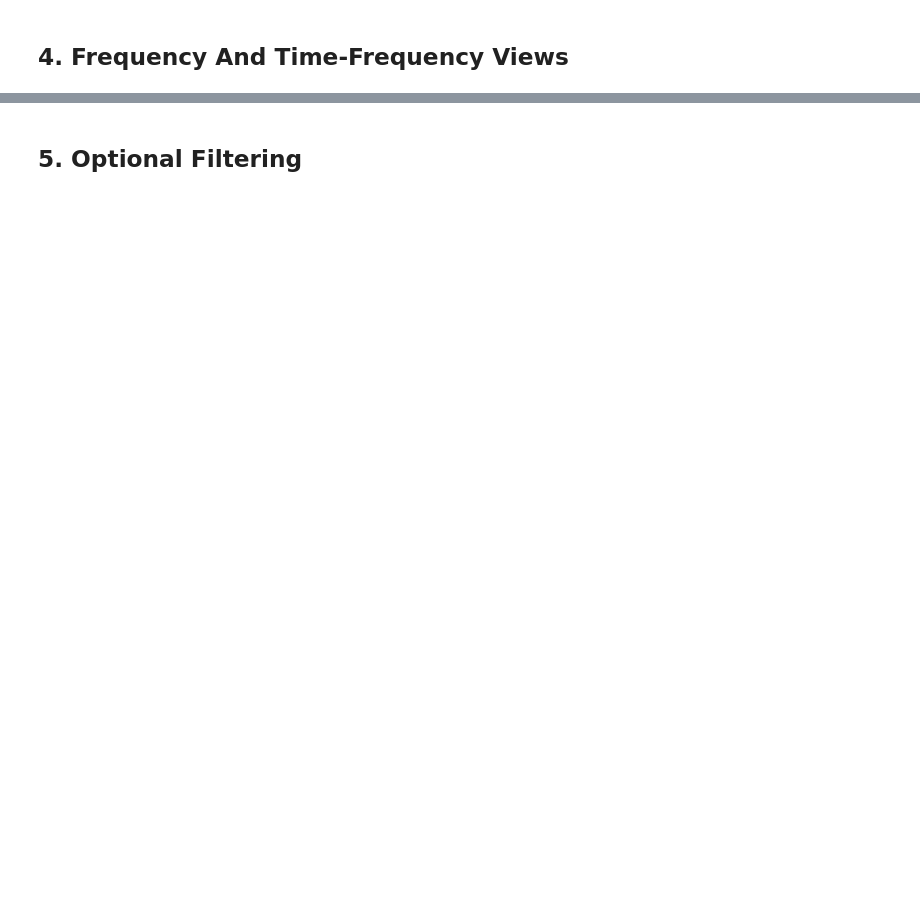
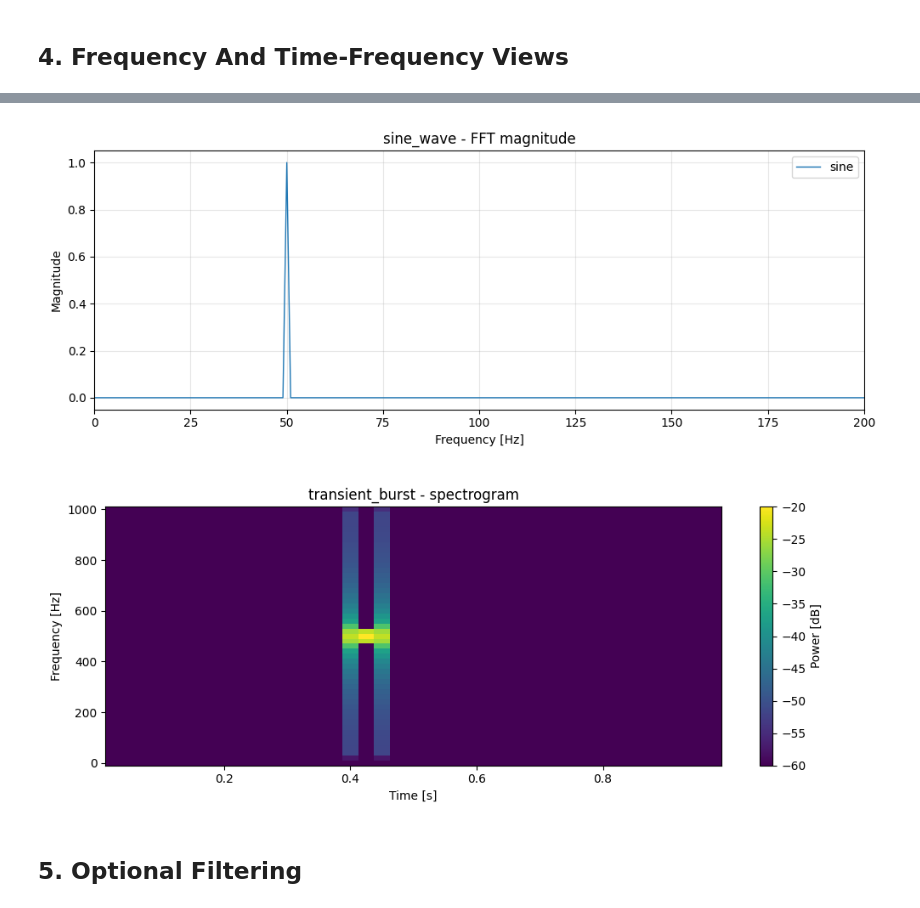
Before and after one commit to Jonas-Nm/signal_processing_prep, a Jupyter notebook: notebooks/01_signal_analysis_walkthrough.ipynb, the cells around one changed output, grey strips where cells are left out. Cells and saved outputs as stored; diff of their text form; code cells hidden in the pictures; blank space fills up the shorter version.

```diff
--- a/notebooks/01_signal_analysis_walkthrough.ipynb
+++ b/notebooks/01_signal_analysis_walkthrough.ipynb
@@ -55,9 +92,14 @@ dominant_frequency(spectrum), dominant_frequency(power)
 # %%
 fig, ax = plot_frequency_spectrum(records[0], spectrum_type="fft", max_frequency_hz=200)
 plt.show()
 
-fig, ax = plot_spectrogram(records[-1], window_seconds=0.05, step_seconds=0.025, max_frequency_hz=1000)
+fig, ax = plot_spectrogram(records[-1], window_seconds=0.05,
+                           step_seconds=0.025, max_frequency_hz=1000,
+                           vmin_db=-60, vmax_db=-20)
 plt.show()
+# %% [output]
+[figure, added]
+[figure, added]
 # %% [markdown]
 ## 5. Optional Filtering
 # %%
```
Also changed, not shown: parts of 9 cells of this notebook, 1 other file.
